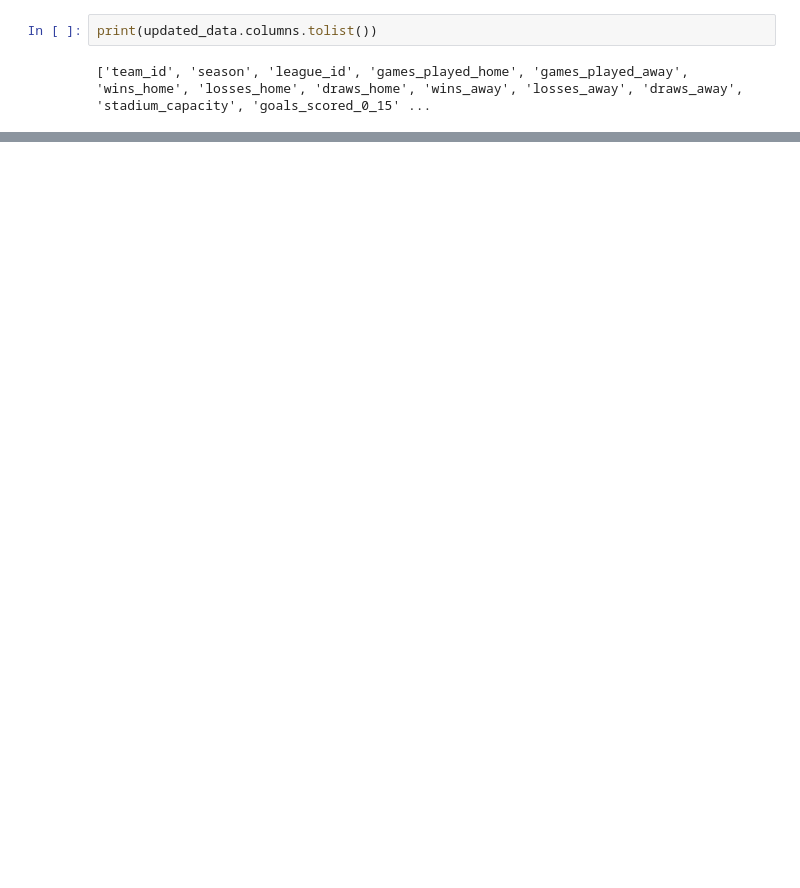
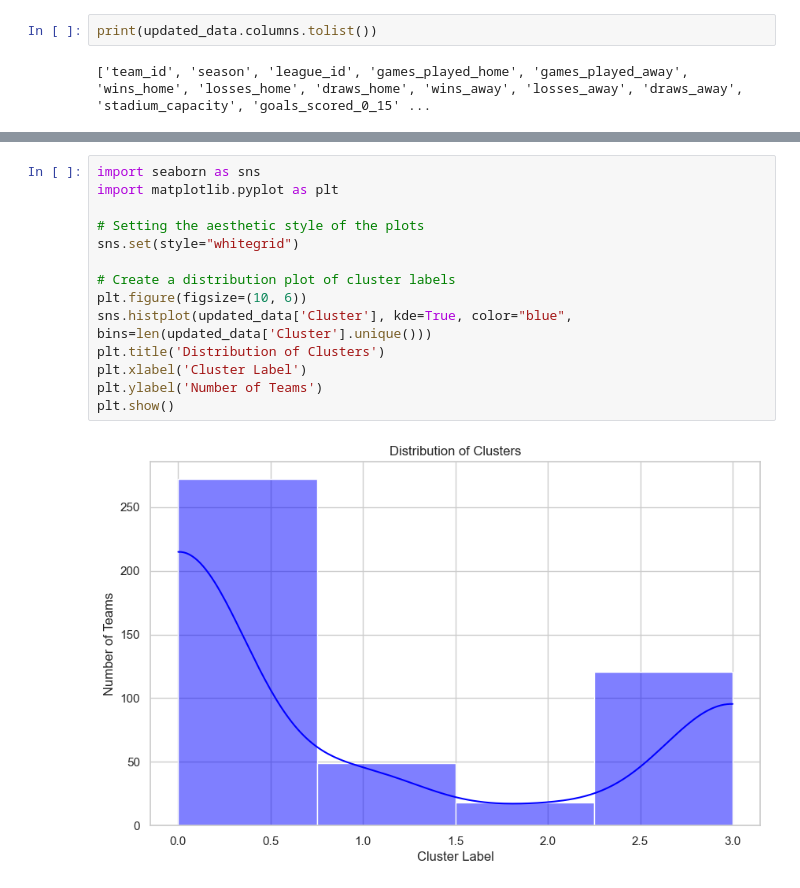
Before and after one commit to PLAI-BOOK/EDA, a Jupyter notebook: Tables_EDA/teams_eda/teams_notebook.ipynb, the cells around one changed output, grey strips where cells are left out. Drawn from its saved outputs; the diff is of its cells as text; blank space fills up the shorter version.

```diff
--- a/Tables_EDA/teams_eda/teams_notebook.ipynb
+++ b/Tables_EDA/teams_eda/teams_notebook.ipynb
@@ -456,0 +458,16 @@ plt.show()
+# %%
+import seaborn as sns
+import matplotlib.pyplot as plt
+
+# Setting the aesthetic style of the plots
+sns.set(style="whitegrid")
+
+# Create a distribution plot of cluster labels
+plt.figure(figsize=(10, 6))
+sns.histplot(updated_data['Cluster'], kde=True, color="blue", bins=len(updated_data['Cluster'].unique()))
+plt.title('Distribution of Clusters')
+plt.xlabel('Cluster Label')
+plt.ylabel('Number of Teams')
+plt.show()
+# %% [output]
+[figure, added]
```
Also changed, not shown: parts of 11 cells of this notebook.
